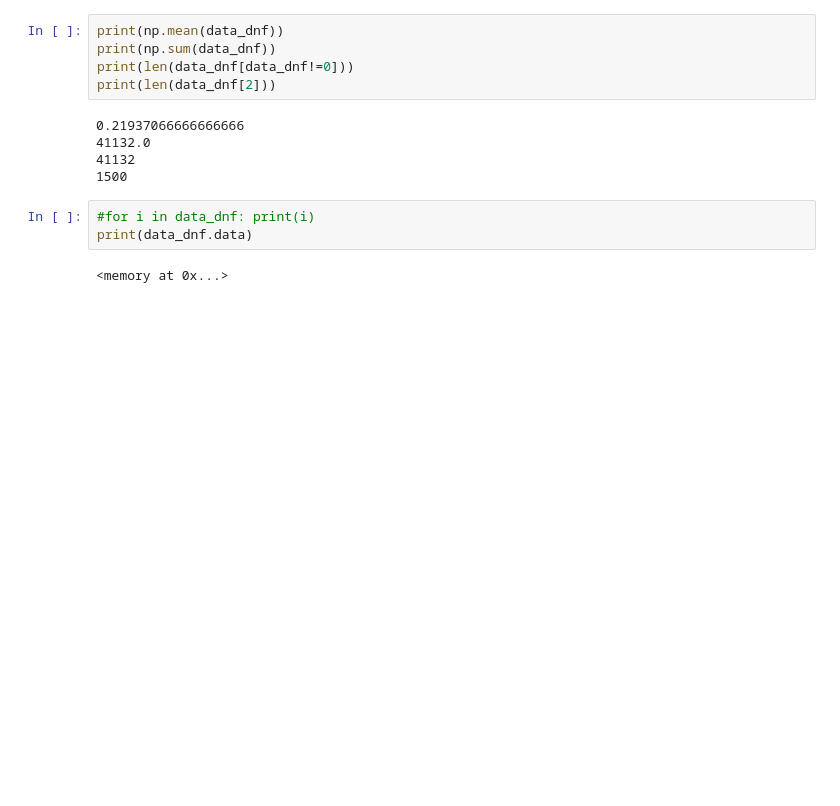
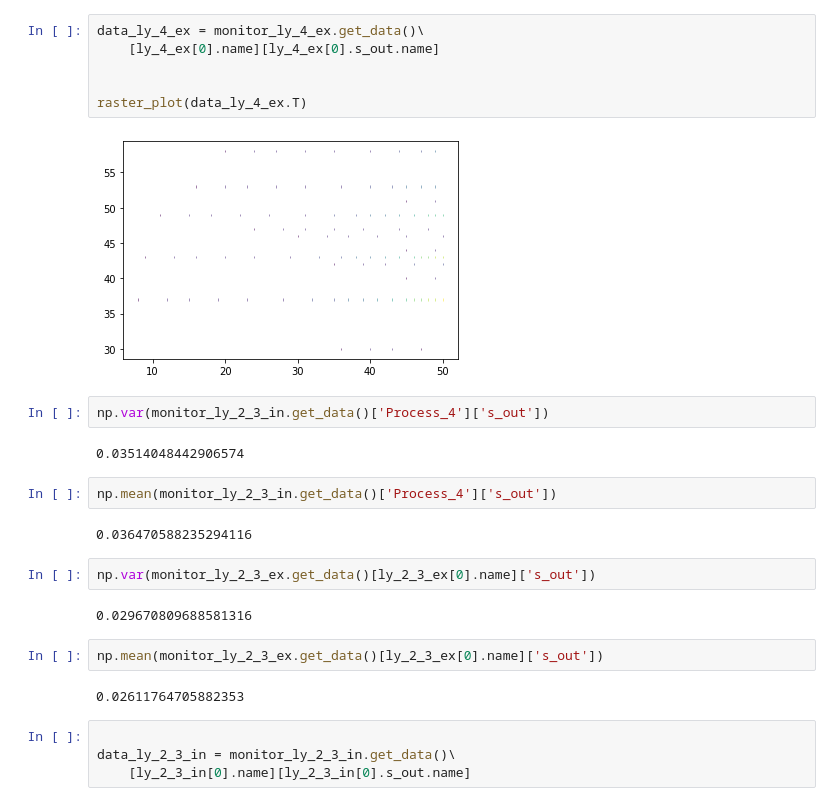
Before and after one commit to russelljjarvis/lava-dnf, a Jupyter notebook: Potjans.ipynb, the cells around one changed output. Drawn from its saved outputs; the diff is of its cells as text; blank space fills up the shorter version.

```diff
--- a/Potjans.ipynb
+++ b/Potjans.ipynb
@@ -237,15 +254,28 @@ raster_plot(data_input1.T)
-# %%
-print(np.mean(data_dnf))
-print(np.sum(data_dnf))
-print(len(data_dnf[data_dnf!=0]))
-print(len(data_dnf[2]))
-# %% [output]
-0.21937066666666666
-41132.0
-41132
-1500
-# %%
-#for i in data_dnf: print(i)
-print(data_dnf.data)
-# %% [output]
-<memory at 0x...>
+# %%
+data_ly_4_ex = monitor_ly_4_ex.get_data()\
+    [ly_4_ex[0].name][ly_4_ex[0].s_out.name]
+
+
+raster_plot(data_ly_4_ex.T)
+# %% [output]
+[figure, added]
+# %%
+np.var(monitor_ly_2_3_in.get_data()['Process_4']['s_out'])
+# %% [output]
+0.03514048442906574
+# %%
+np.mean(monitor_ly_2_3_in.get_data()['Process_4']['s_out'])
+# %% [output]
+0.036470588235294116
+# %%
+np.var(monitor_ly_2_3_ex.get_data()[ly_2_3_ex[0].name]['s_out'])
+# %% [output]
+0.029670809688581316
+# %%
+np.mean(monitor_ly_2_3_ex.get_data()[ly_2_3_ex[0].name]['s_out'])
+# %% [output]
+0.02611764705882353
+# %%
+
+data_ly_2_3_in = monitor_ly_2_3_in.get_data()\
+    [ly_2_3_in[0].name][ly_2_3_in[0].s_out.name]
```
Also changed, not shown: parts of 26 cells of this notebook.
